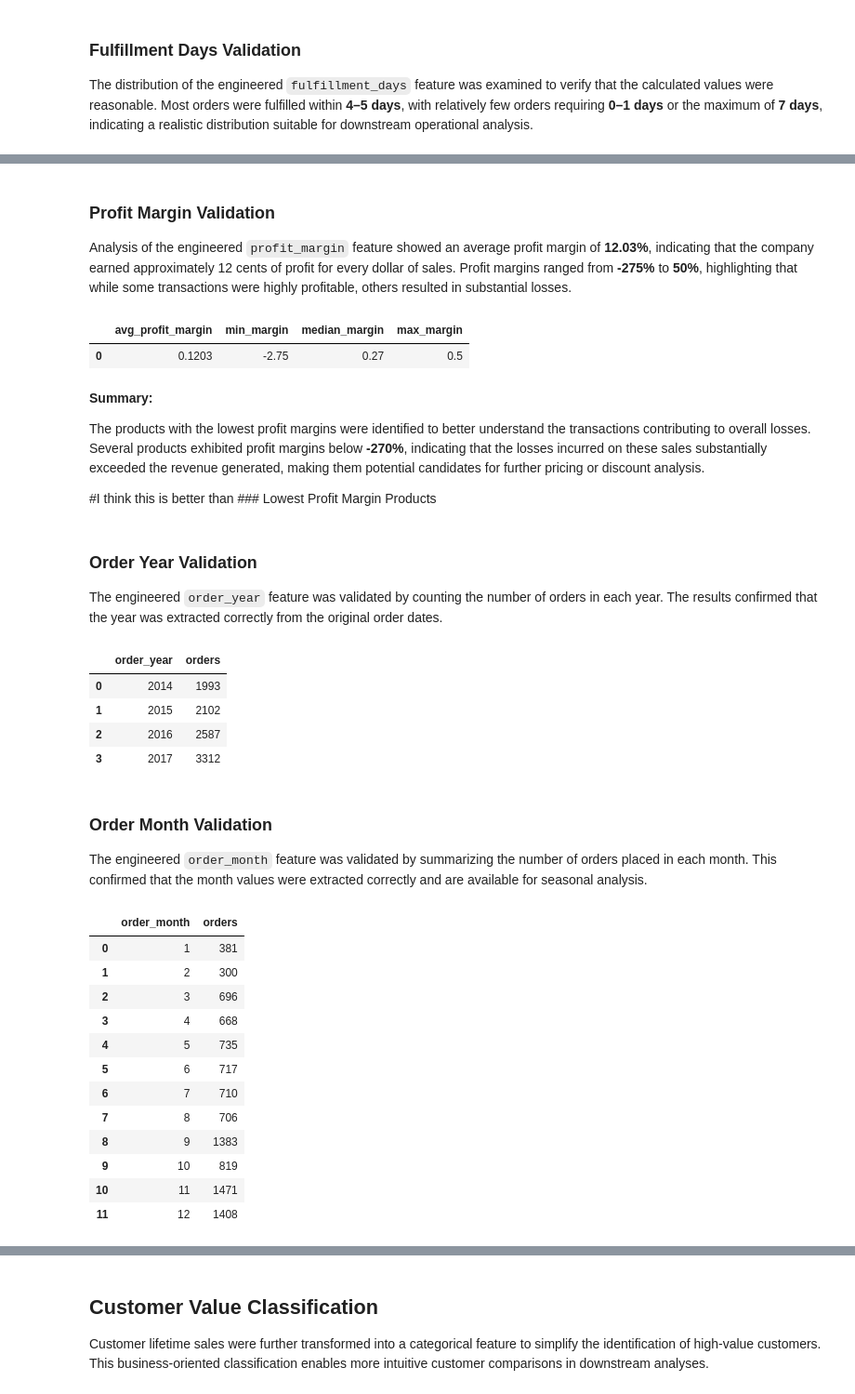
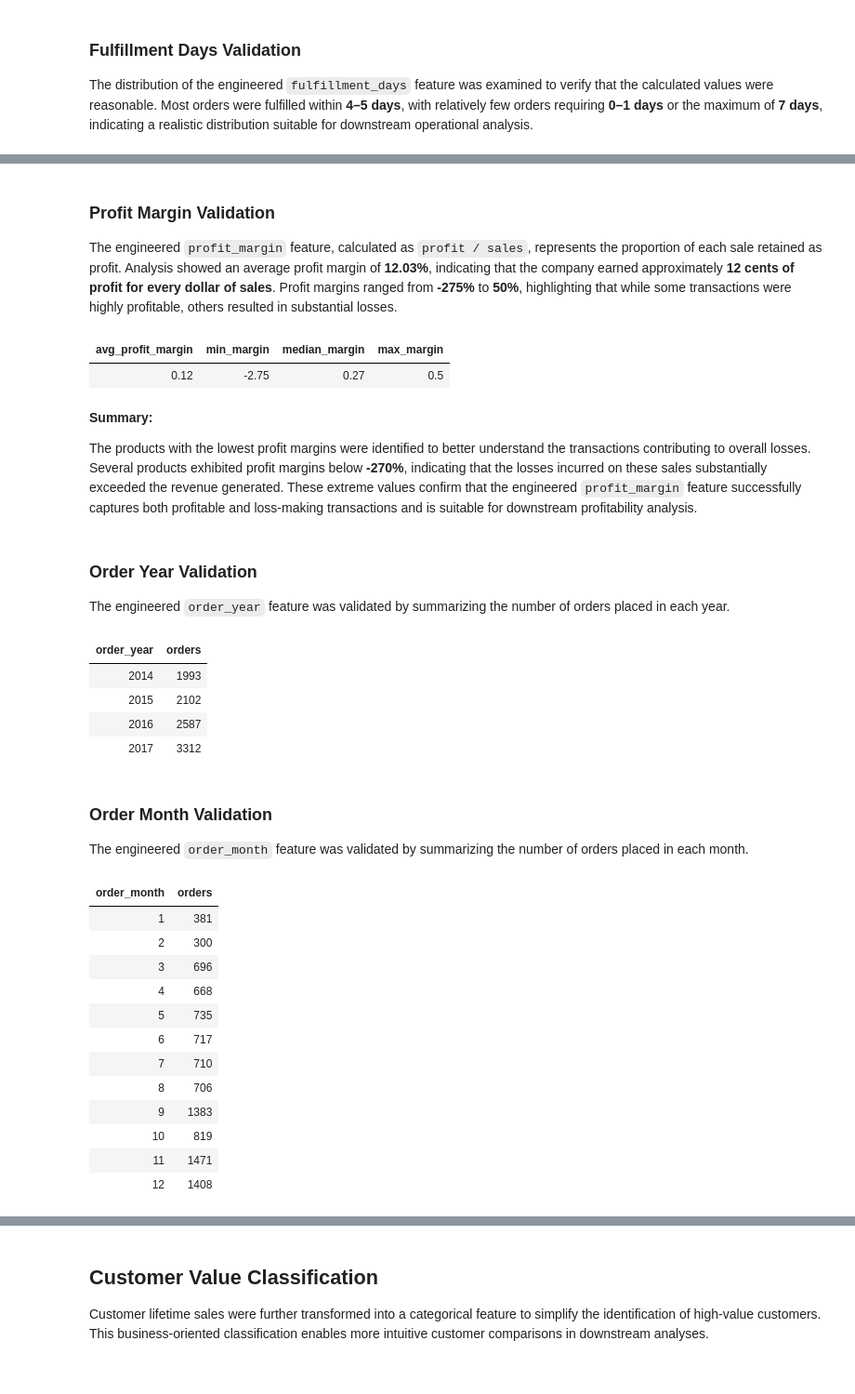
Before and after one commit to danigeiger/e_commerce_duckdb_project, a Jupyter notebook: notebooks/02_duckdb_feature_engineering.ipynb, the cells around one changed output, grey strips where cells are left out. Shown at 93% size. Saved outputs shown, nothing was run; the diff lists cells and outputs as text; code cells hidden in the pictures.

```diff
--- a/notebooks/02_duckdb_feature_engineering.ipynb
+++ b/notebooks/02_duckdb_feature_engineering.ipynb
@@ -115,30 +117,29 @@ ORDER BY fulfillment_days;
 # %% [markdown]
 ### Profit Margin Validation
 
-Analysis of the engineered `profit_margin` feature showed an average profit margin of **12.03%**, indicating that the company earned approximately 12 cents of profit for every dollar of sales. Profit margins ranged from **-275%** to **50%**, highlighting that while some transactions were highly profitable, others resulted in substantial losses.
+The engineered `profit_margin` feature, calculated as `profit / sales`, represents the proportion of each sale retained as profit. Analysis showed an average profit margin of **12.03%**, indicating that the company earned approximately **12 cents of profit for every dollar of sales**. Profit margins ranged from **-275%** to **50%**, highlighting that while some transactions were highly profitable, others resulted in substantial losses.
-# %%
-con.execute('''
-SELECT
-    ROUND(AVG(profit_margin),4) AS avg_profit_margin,
-    MIN(profit_margin) AS min_margin,
-    MEDIAN(profit_margin) AS median_margin,
-    MAX(profit_margin) AS max_margin
-FROM superstore_features;
-''').df()
-# %% [output]
-|  | avg_profit_margin | min_margin | median_margin | max_margin |
-| 0 | 0.1203 | -2.75 | 0.27 | 0.5 |
+# %%
+df = con.execute("""
+SELECT
+    ROUND(AVG(profit_margin), 2) AS avg_profit_margin,
+    ROUND(MIN(profit_margin), 2) AS min_margin,
+    ROUND(MEDIAN(profit_margin), 2) AS median_margin,
+    ROUND(MAX(profit_margin), 2) AS max_margin
+FROM superstore_features;
+""").df()
+
+display(df.style.hide(axis="index").format("{:g}"))
+# %% [output]
+| avg_profit_margin | min_margin | median_margin | max_margin |
+| 0.12 | -2.75 | 0.27 | 0.5 |
 # %% [markdown]
 **Summary:**
 
-The products with the lowest profit margins were identified to better understand the transactions contributing to overall losses. Several products exhibited profit margins below **-270%**, indicating that the losses incurred on these sales substantially exceeded the revenue generated, making them potential candidates for further pricing or discount analysis.
-
-
-#I think this is better than ### Lowest Profit Margin Products
+The products with the lowest profit margins were identified to better understand the transactions contributing to overall losses. Several products exhibited profit margins below **-270%**, indicating that the losses incurred on these sales substantially exceeded the revenue generated. These extreme values confirm that the engineered `profit_margin` feature successfully captures both profitable and loss-making transactions and is suitable for downstream profitability analysis.
 # %% [markdown]
 ### Order Year Validation
 
-The engineered `order_year` feature was validated by counting the number of orders in each year. The results confirmed that the year was extracted correctly from the original order dates.
+The engineered `order_year` feature was validated by summarizing the number of orders placed in each year.
 # %%
 con.execute('''
 SELECT
@@ -147,40 +148,40 @@ SELECT
 FROM superstore_features
 GROUP BY order_year
 ORDER BY order_year;
-''').df()
+''').df().style.hide(axis="index")
 # %% [output]
-|  | order_year | orders |
-| 0 | 2014 | 1993 |
-| 1 | 2015 | 2102 |
-| 2 | 2016 | 2587 |
-| 3 | 2017 | 3312 |
+| order_year | orders |
+| 2014 | 1993 |
+| 2015 | 2102 |
+| 2016 | 2587 |
+| 2017 | 3312 |
 # %% [markdown]
 ### Order Month Validation
 
-The engineered `order_month` feature was validated by summarizing the number of orders placed in each month. This confirmed that the month values were extracted correctly and are available for seasonal analysis.
+The engineered `order_month` feature was validated by summarizing the number of orders placed in each month.
 # %%
 con.execute('''
 SELECT
     order_month,
     COUNT(*) AS orders
 FROM superstore_features
 GROUP BY order_month
 ORDER BY order_month;
-''').df()
+''').df().style.hide(axis="index")
 # %% [output]
-|  | order_month | orders |
-| 0 | 1 | 381 |
-| 1 | 2 | 300 |
-| 2 | 3 | 696 |
-| 3 | 4 | 668 |
-| 4 | 5 | 735 |
-| 5 | 6 | 717 |
-| 6 | 7 | 710 |
-| 7 | 8 | 706 |
-| 8 | 9 | 1383 |
-| 9 | 10 | 819 |
-| 10 | 11 | 1471 |
-| 11 | 12 | 1408 |
+| order_month | orders |
+| 1 | 381 |
+| 2 | 300 |
+| 3 | 696 |
+| 4 | 668 |
+| 5 | 735 |
+| 6 | 717 |
+| 7 | 710 |
+| 8 | 706 |
+| 9 | 1383 |
+| 10 | 819 |
+| 11 | 1471 |
+| 12 | 1408 |
 # %% [markdown]
 ### Customer Lifetime Sales Validation
 
```
Also changed, not shown: parts of 15 cells of this notebook.
